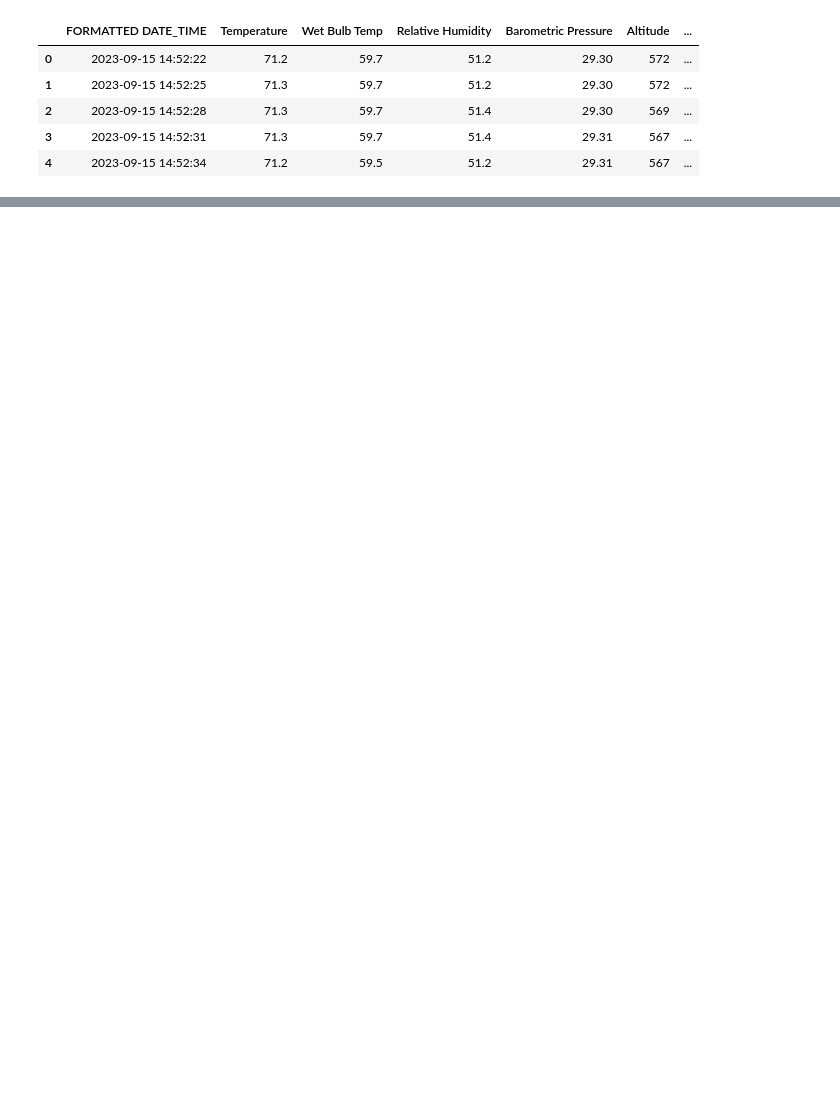
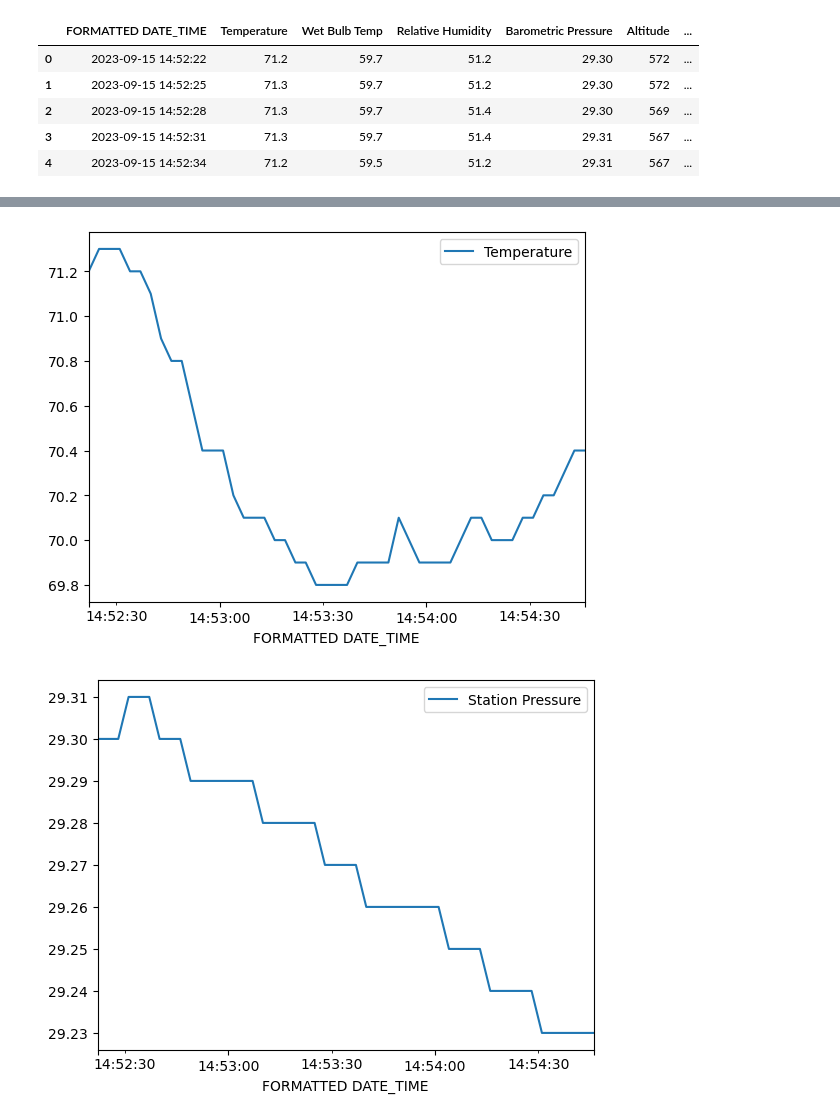
Before and after one commit to match798/G690, a Jupyter notebook: 04_digging_further_into_data_wrangling/04_estimating_building_height.ipynb, the cells around one changed output, grey strips where cells are left out. Cells and saved outputs as stored; diff of their text form; code cells hidden in the pictures; blank space fills up the shorter version.

```diff
--- a/04_digging_further_into_data_wrangling/04_estimating_building_height.ipynb
+++ b/04_digging_further_into_data_wrangling/04_estimating_building_height.ipynb
@@ -84,2 +101,14 @@ memory usage: 6.3+ KB
+# %%
+""" Exploratory data analysis by simply plotting
+Credit: 04_estimating_building_height_SOLUTION_with_error.ipynb """
+
+kestrel_df.plot("FORMATTED DATE_TIME", "Temperature")
+plt.show()
+
+kestrel_df.plot("FORMATTED DATE_TIME", "Station Pressure")
+plt.show()
+# %% [output]
+[figure, added]
+[figure, added]
 # %%
 # define constant parameters
```
Also changed, not shown: parts of 16 cells of this notebook.
